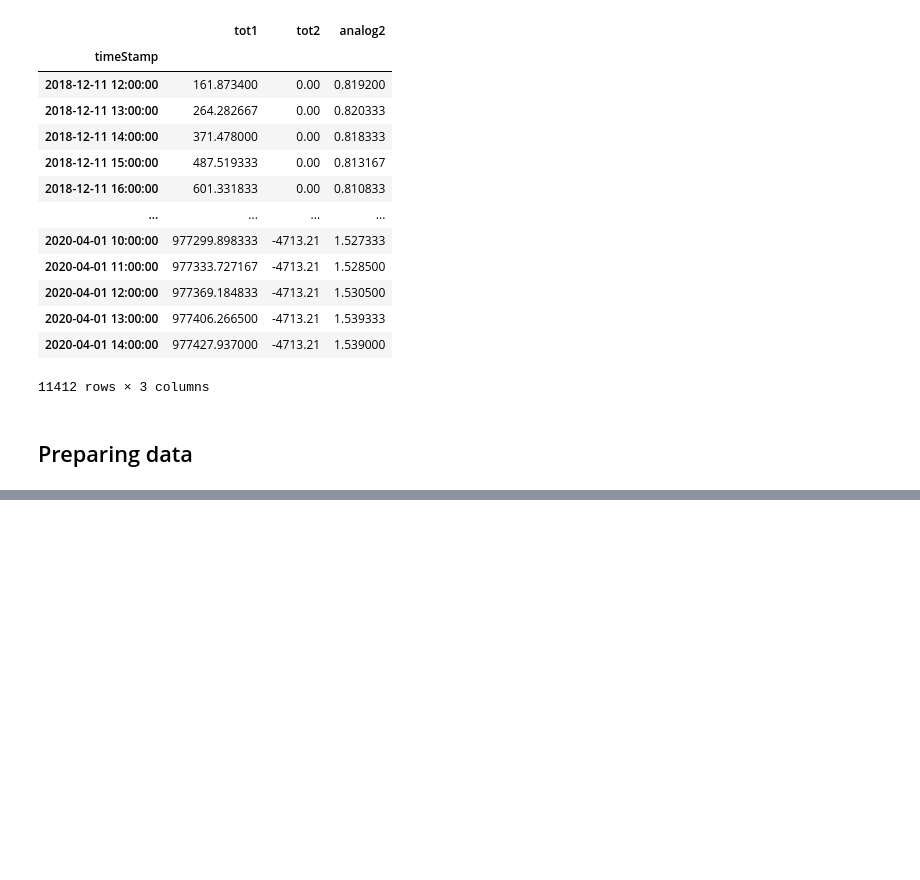
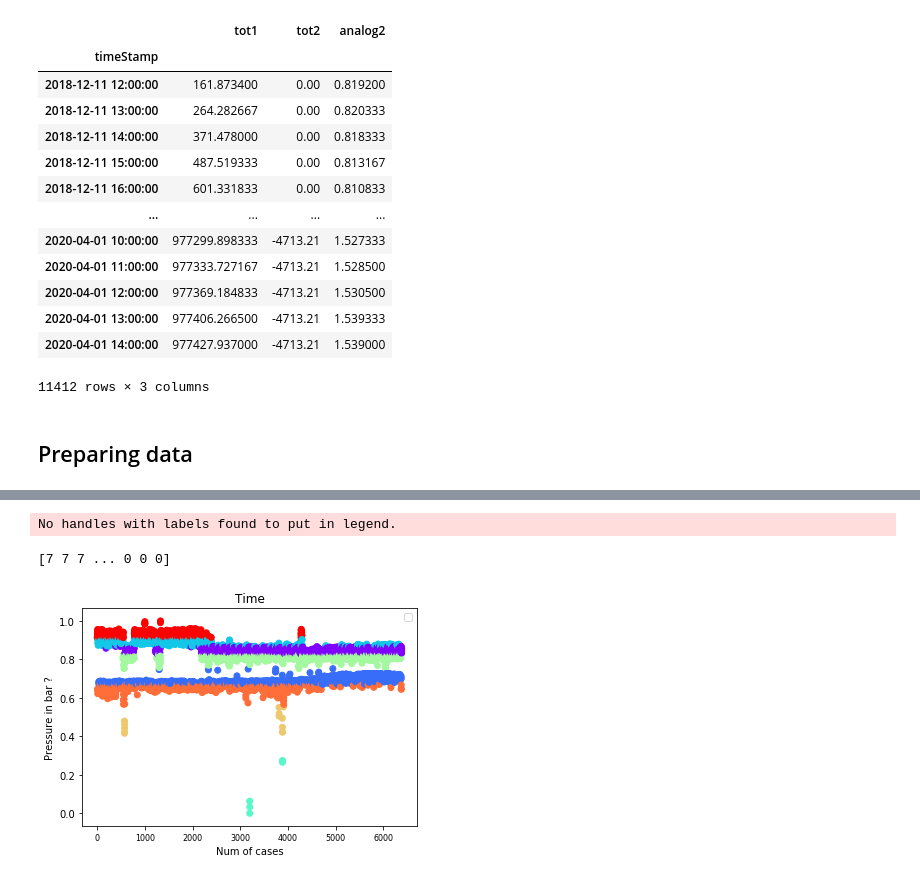
Before and after one commit to Zan-23/IJS_water_loss, a Jupyter notebook: notebooks/Hierarhical_clustering_multiple_variables.ipynb, the cells around one changed output, grey strips where cells are left out. Drawn from its saved outputs; the diff is of its cells as text; code cells hidden in the pictures; blank space fills up the shorter version.

```diff
--- a/notebooks/Hierarhical_clustering_multiple_variables.ipynb
+++ b/notebooks/Hierarhical_clustering_multiple_variables.ipynb
@@ -241 +241,25 @@ temp
 865 rows × 6 columns
+# %%
+from sklearn.cluster import KMeans
+
+
+data_sel, time_l = selected_data(data_249, "2019-01-01 12:00:00", "2019-09-25 12:00:00")
+matrix = data_sel.values
+
+matrix_X = matrix[:, 0:1]
+
+kmeans5 = KMeans(n_clusters=8)
+y_kmeans5 = kmeans5.fit_predict(matrix_X)
+print(y_kmeans5)
+
+plt.scatter([i for i in range(len(matrix_X))], matrix_X[:, 0], c=y_kmeans5, cmap="rainbow")
+
+plt.ylabel('Pressure in bar ?')
+plt.xlabel('Num of cases')
+plt.title('Time')
+plt.legend()
+plt.show()
+# %% [output]
+No handles with labels found to put in legend.
+[7 7 7 ... 0 0 0]
+[figure, added]
```
Also changed, not shown: parts of 5 cells of this notebook, 4 other files.
